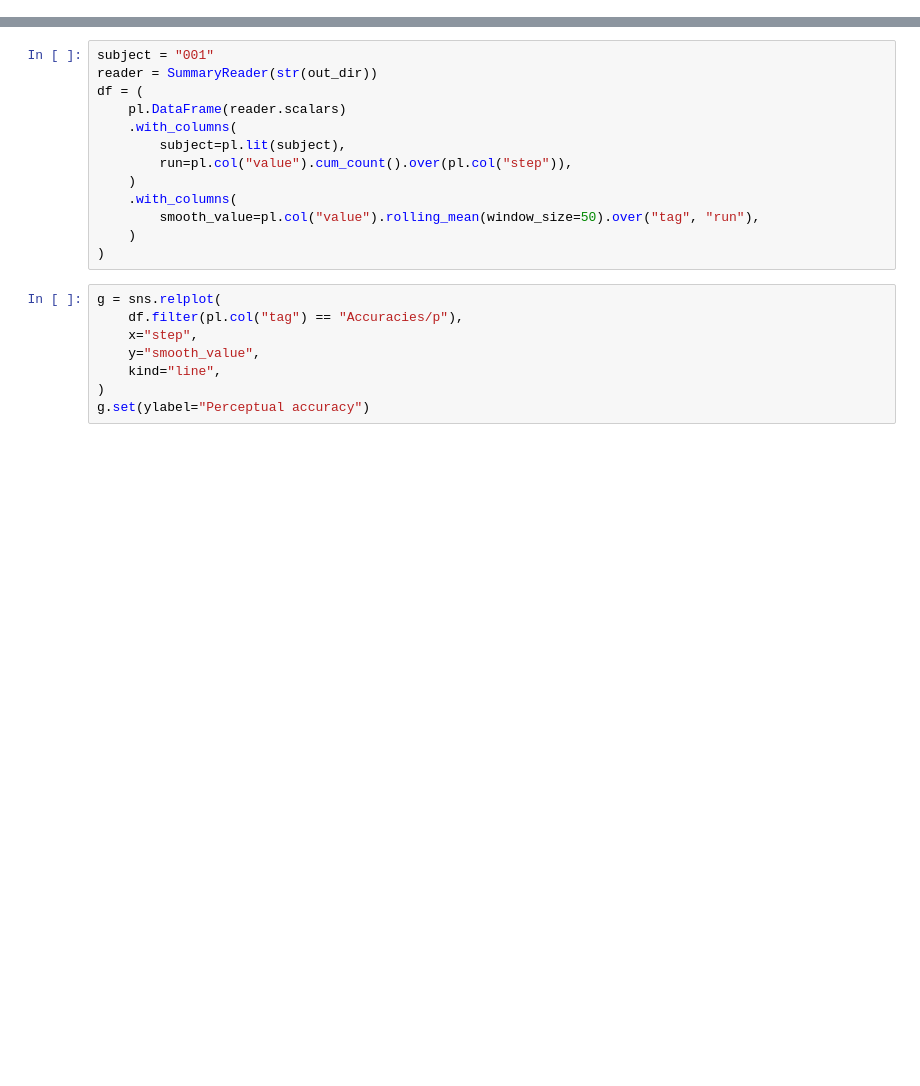
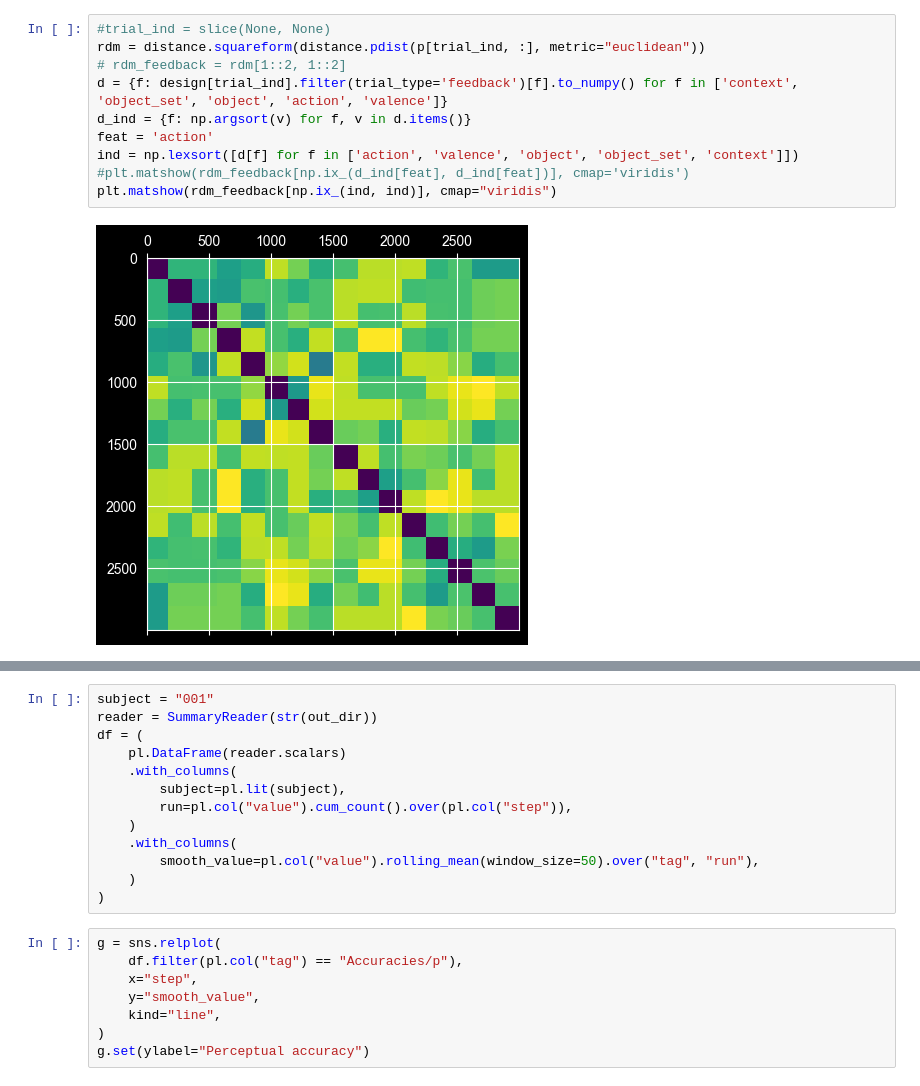
Before and after one commit to hamllab/torch_tem, a Jupyter notebook: jupyter/test_mckenzie.ipynb, the cells around one changed output, grey strips where cells are left out. Drawn from its saved outputs; the diff is of its cells as text; blank space fills up the shorter version.

```diff
--- a/jupyter/test_mckenzie.ipynb
+++ b/jupyter/test_mckenzie.ipynb
@@ -19,0 +80,12 @@ for run in range(1, n_runs + 1):
+# %%
+#trial_ind = slice(None, None)
+rdm = distance.squareform(distance.pdist(p[trial_ind, :], metric="euclidean"))
+# rdm_feedback = rdm[1::2, 1::2]
+d = {f: design[trial_ind].filter(trial_type='feedback')[f].to_numpy() for f in ['context', 'object_set', 'object', 'action', 'valence']}
+d_ind = {f: np.argsort(v) for f, v in d.items()}
+feat = 'action'
+ind = np.lexsort([d[f] for f in ['action', 'valence', 'object', 'object_set', 'context']])
+#plt.matshow(rdm_feedback[np.ix_(d_ind[feat], d_ind[feat])], cmap='viridis')
+plt.matshow(rdm_feedback[np.ix_(ind, ind)], cmap="viridis")
+# %% [output]
+[figure, added]
```
Also changed, not shown: parts of 13 cells of this notebook, 1 other file.
